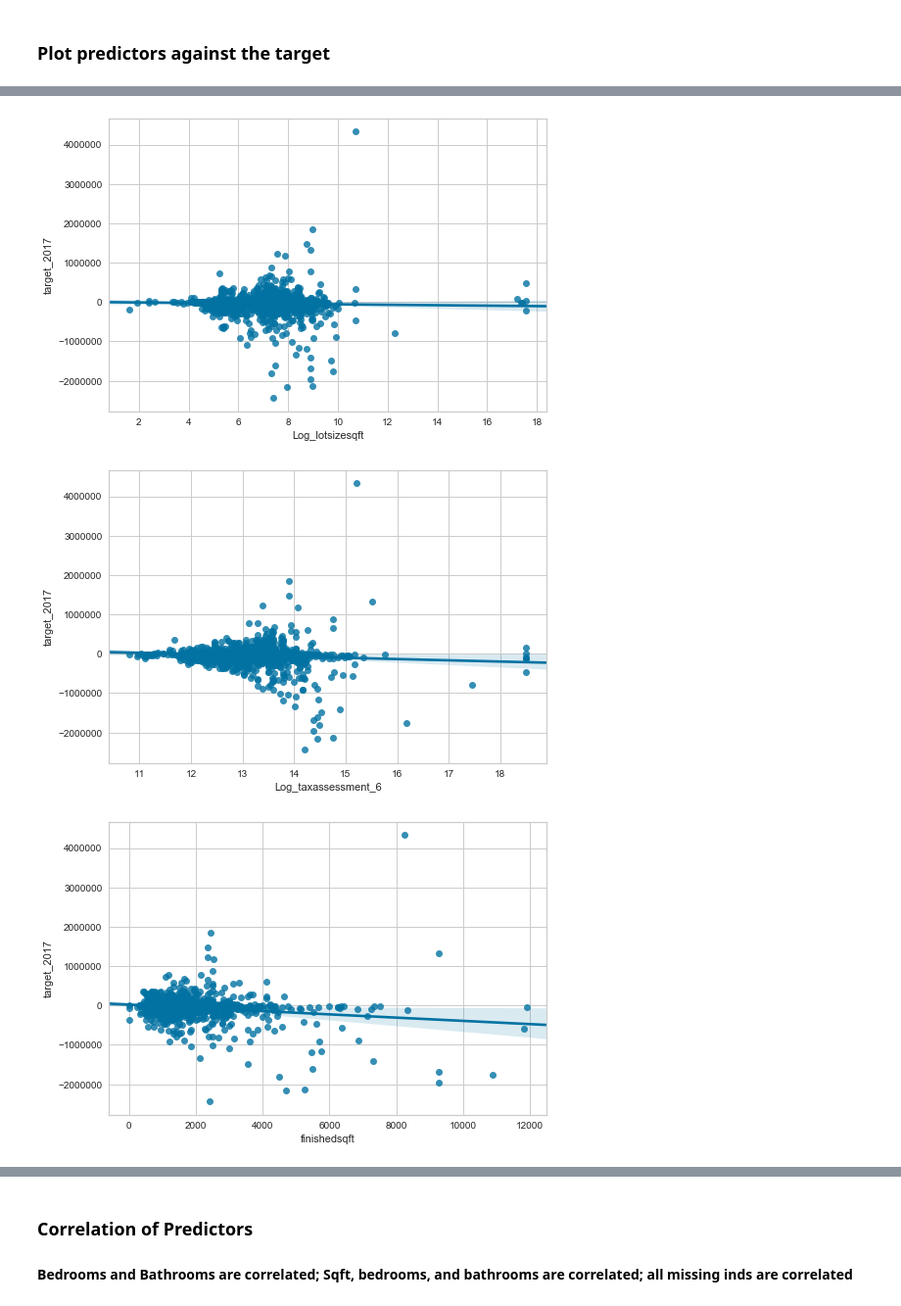
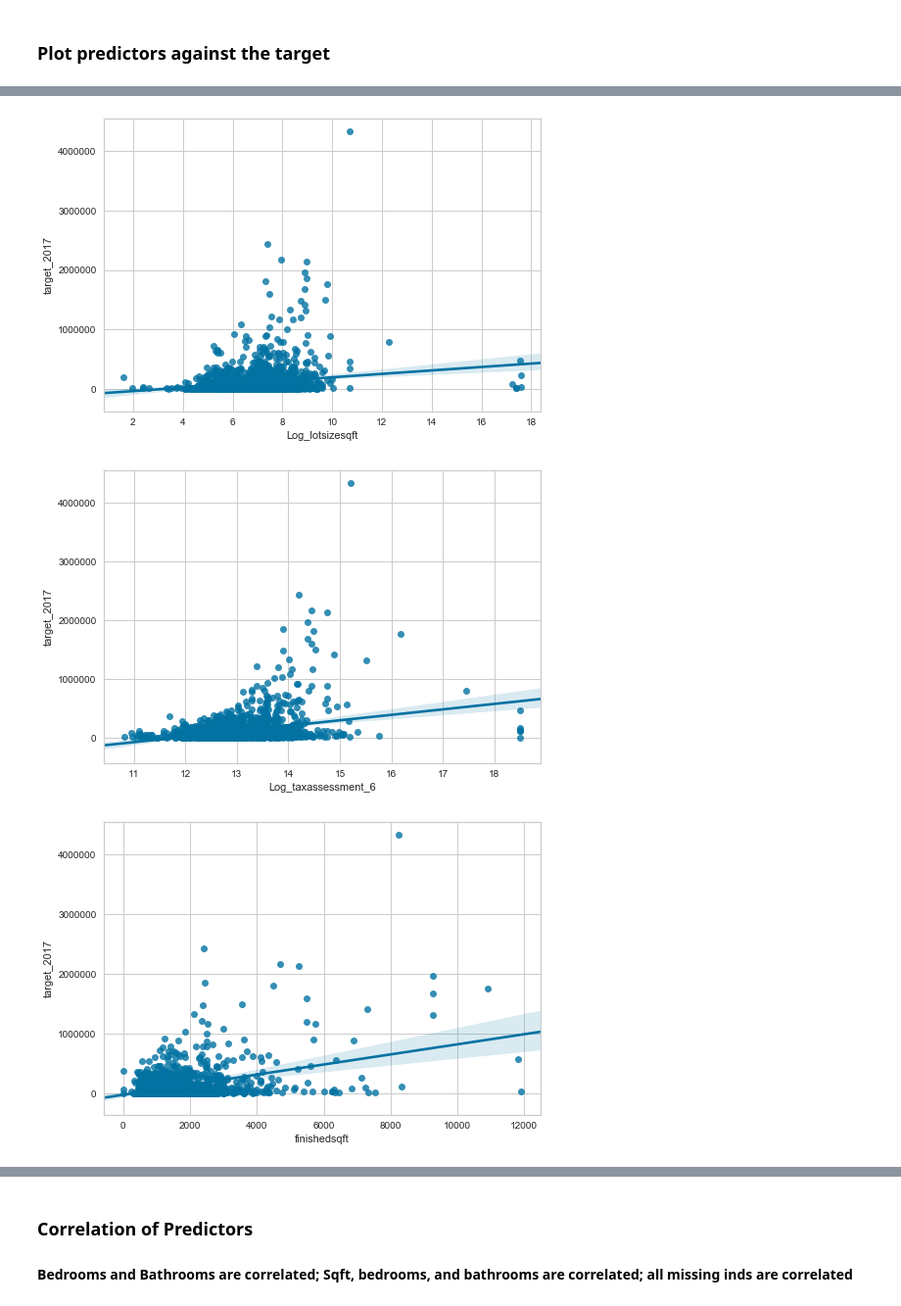
Before and after one commit to IoTDevPro/RealEstateMoguls, a Jupyter notebook: Zillow Model 1.1.ipynb, the cells around one changed output, grey strips where cells are left out. Shown at 98% size. Cells and saved outputs as stored; diff of their text form; code cells hidden in the pictures.

```diff
--- a/Zillow Model 1.1.ipynb
+++ b/Zillow Model 1.1.ipynb
@@ -48,8 +49,6 @@ df1 = df[['bedrooms', 'bathrooms', 'yearbuilt', 'lotsizesqft', 'taxassessment_6'
          'for_sale','zpid','street','city','state','zipcode',
           'zestimate_1', 'zestimate_6', 'percentile_1', 'percentile_6', 'lastsolddate_6', 'lastsoldprice_6',
          'bedrooms_missing', 'bathrooms_missing', 'yearbuilt_missing', 'lotsizesqft_missing', 'finishedsqft_missing']]
-
-df1.loc[:,'zchange_6wk'] = (df1['zestimate_6'] - df1['zestimate_1']) / df1['zestimate_1']
 # %% [markdown]
 ### Treat Variables and Create Target
 Some variables were pulled into the database as the incorrect type. Correcting format here.
@@ -57,7 +56,7 @@ Some variables were pulled into the database as the incorrect type. Correcting f
 df1.loc[:,'lastsolddate_6'] = pd.to_datetime(df1['lastsolddate_6'])
 df1.loc[:,'bathrooms'] = pd.to_numeric(df1['bathrooms'], errors='coerse')
 df1.loc[:,'lotsizesqft'] = df1['lotsizesqft'].astype(int)
-df1.loc[:,'target_2017'] = df1['lastsoldprice_6'] - df1['zestimate_6']
+df1.loc[:,'target_2017'] = abs(df1['lastsoldprice_6'] - df1['zestimate_6'])
 
 df2 = df1.dropna(subset=['zpid'])
 df2.shape
@@ -290,9 +286,6 @@ df3.Log_taxassessment_6 = df3.Log_taxassessment_6.fillna(medLog_taxassessment_6)
 medfinishedsqft = np.median(df3.finishedsqft)
 df3.finishedsqft = df3.finishedsqft.fillna(medfinishedsqft)
 
-medzchange_6wk = np.median(df3.zchange_6wk)
-df3.zchange_6wk = df3.zchange_6wk.fillna(medzchange_6wk)
-
 medfor_sale = np.median(df3.for_sale)
 df3.for_sale = df3.for_sale.fillna(medfor_sale)
 
@@ -333,9 +326,6 @@ g = sns.regplot(x="Log_taxassessment_6", y="target_2017", data=df3)
 sns.plt.show()
 
 g = sns.regplot(x="finishedsqft", y="target_2017", data=df3)
-sns.plt.show()
-
-g = sns.regplot(x="zchange_6wk", y="target_2017", data=df3)
 sns.plt.show()
 
 g = sns.regplot(x="for_sale", y="target_2017", data=df3)
@@ -367,3 +357,3 @@ sns.plt.show()
-[figure, old version]
+[figure, new version]
-[figure, old version]
+[figure, new version]
-[figure, old version]
+[figure, new version]
```
Also changed, not shown: parts of 29 cells of this notebook.
